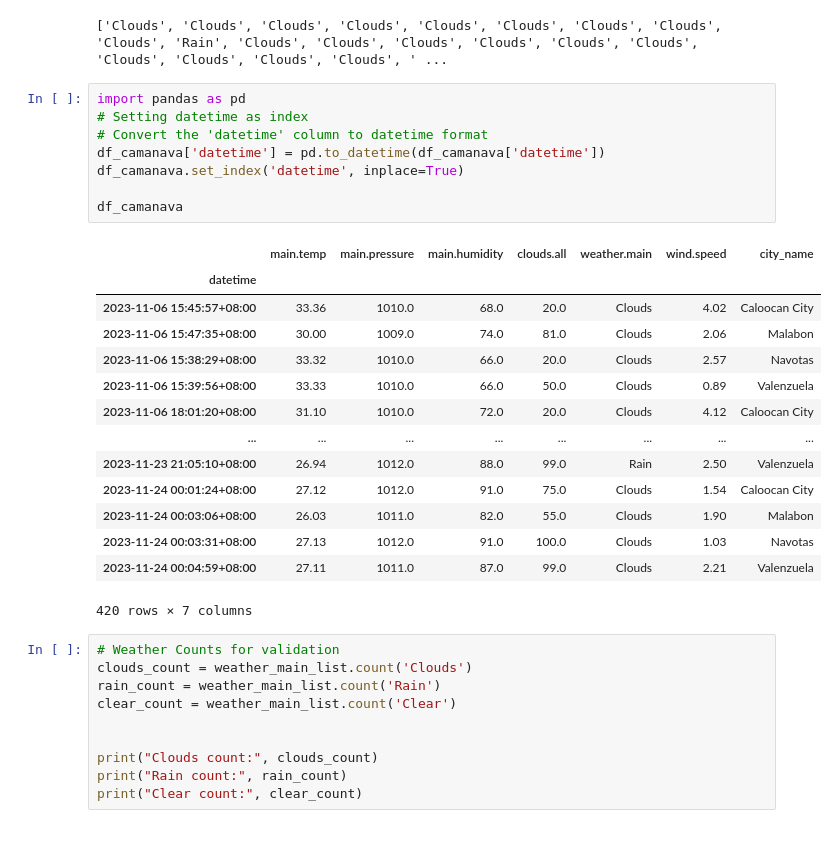
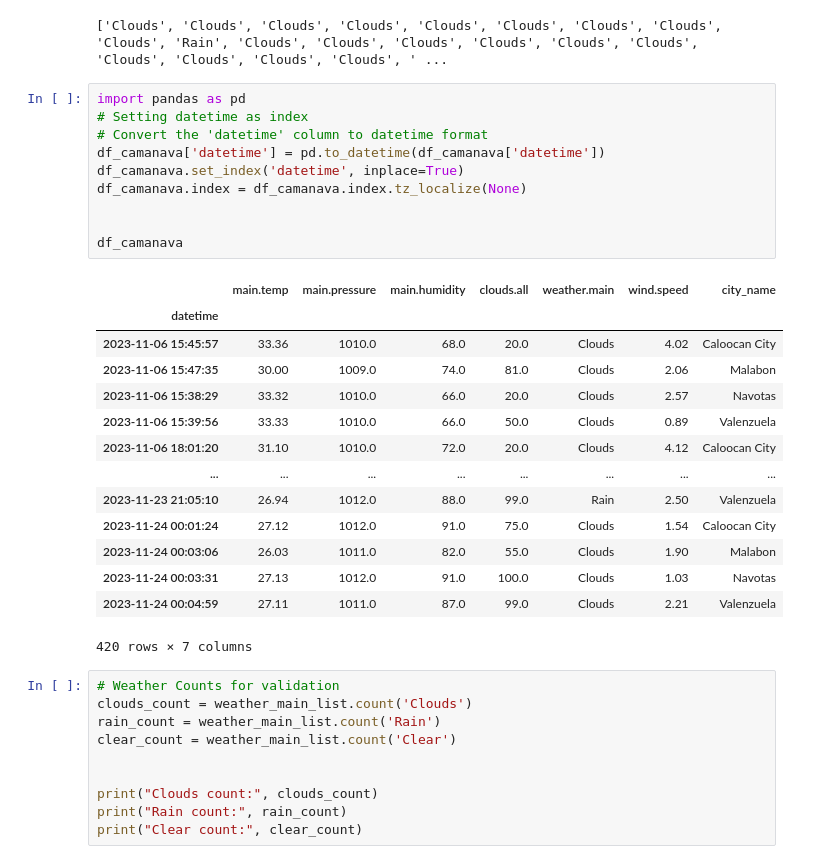
Before and after one commit to Matthew-Gallardo/Temperature-Forecast-Prediction-in-CAMANAVA-using-Regression, a Jupyter notebook: preprocessing.ipynb, the cells around one changed output. Drawn from its saved outputs; the diff is of its cells as text.

```diff
--- a/preprocessing.ipynb
+++ b/preprocessing.ipynb
@@ -97,25 +97,27 @@ print(weather_main_list)
 # %%
 import pandas as pd
 # Setting datetime as index
 # Convert the 'datetime' column to datetime format
 df_camanava['datetime'] = pd.to_datetime(df_camanava['datetime'])
 df_camanava.set_index('datetime', inplace=True)
+df_camanava.index = df_camanava.index.tz_localize(None)
+
 
 df_camanava
 # %% [output]
 |  | main.temp | main.pressure | main.humidity | clouds.all | weather.main | wind.speed | city_name |
 | datetime |  |  |  |  |  |  |  |
-| 2023-11-06 15:45:57+08:00 | 33.36 | 1010.0 | 68.0 | 20.0 | Clouds | 4.02 | Caloocan City |
-| 2023-11-06 15:47:35+08:00 | 30.00 | 1009.0 | 74.0 | 81.0 | Clouds | 2.06 | Malabon |
-| 2023-11-06 15:38:29+08:00 | 33.32 | 1010.0 | 66.0 | 20.0 | Clouds | 2.57 | Navotas |
-| 2023-11-06 15:39:56+08:00 | 33.33 | 1010.0 | 66.0 | 50.0 | Clouds | 0.89 | Valenzuela |
-| 2023-11-06 18:01:20+08:00 | 31.10 | 1010.0 | 72.0 | 20.0 | Clouds | 4.12 | Caloocan City |
+| 2023-11-06 15:45:57 | 33.36 | 1010.0 | 68.0 | 20.0 | Clouds | 4.02 | Caloocan City |
+| 2023-11-06 15:47:35 | 30.00 | 1009.0 | 74.0 | 81.0 | Clouds | 2.06 | Malabon |
+| 2023-11-06 15:38:29 | 33.32 | 1010.0 | 66.0 | 20.0 | Clouds | 2.57 | Navotas |
+| 2023-11-06 15:39:56 | 33.33 | 1010.0 | 66.0 | 50.0 | Clouds | 0.89 | Valenzuela |
+| 2023-11-06 18:01:20 | 31.10 | 1010.0 | 72.0 | 20.0 | Clouds | 4.12 | Caloocan City |
 | ... | ... | ... | ... | ... | ... | ... | ... |
-| 2023-11-23 21:05:10+08:00 | 26.94 | 1012.0 | 88.0 | 99.0 | Rain | 2.50 | Valenzuela |
-| 2023-11-24 00:01:24+08:00 | 27.12 | 1012.0 | 91.0 | 75.0 | Clouds | 1.54 | Caloocan City |
-| 2023-11-24 00:03:06+08:00 | 26.03 | 1011.0 | 82.0 | 55.0 | Clouds | 1.90 | Malabon |
-| 2023-11-24 00:03:31+08:00 | 27.13 | 1012.0 | 91.0 | 100.0 | Clouds | 1.03 | Navotas |
-| 2023-11-24 00:04:59+08:00 | 27.11 | 1011.0 | 87.0 | 99.0 | Clouds | 2.21 | Valenzuela |
+| 2023-11-23 21:05:10 | 26.94 | 1012.0 | 88.0 | 99.0 | Rain | 2.50 | Valenzuela |
+| 2023-11-24 00:01:24 | 27.12 | 1012.0 | 91.0 | 75.0 | Clouds | 1.54 | Caloocan City |
+| 2023-11-24 00:03:06 | 26.03 | 1011.0 | 82.0 | 55.0 | Clouds | 1.90 | Malabon |
+| 2023-11-24 00:03:31 | 27.13 | 1012.0 | 91.0 | 100.0 | Clouds | 1.03 | Navotas |
+| 2023-11-24 00:04:59 | 27.11 | 1011.0 | 87.0 | 99.0 | Clouds | 2.21 | Valenzuela |
 420 rows × 7 columns
 # %%
 # Weather Counts for validation
```
Also changed, not shown: parts of 1 cell of this notebook, 2 other files.
